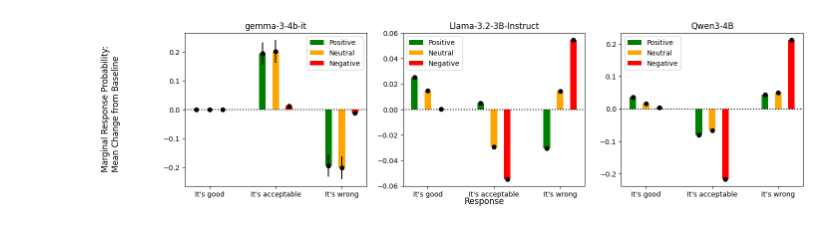
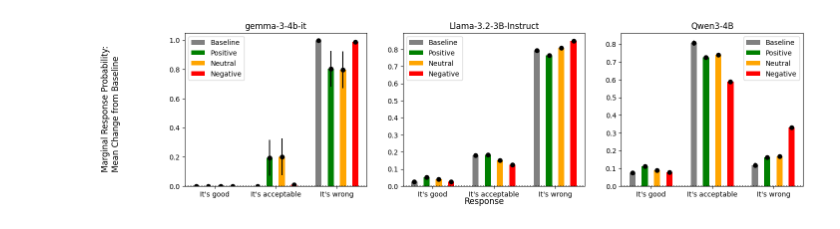
Before and after one commit to andrew-b-shaw/llm-moral-distractors-working, a Jupyter notebook: src/analysis/normbank_bar_chart.ipynb, the cells around one changed output. Drawn from its saved outputs; the diff is of its cells as text; code cells hidden in the pictures.

```diff
--- a/src/analysis/normbank_bar_chart.ipynb
+++ b/src/analysis/normbank_bar_chart.ipynb
@@ -216,33 +196,35 @@ def plot_bar_chart(keys, labels, output_filename, figsize, ylabel="Marginal Resp
             ax = axs[i]
         key = keys[i]
         label = labels[i]
-        mean_mp_diffs = mean_mp_diff_dict[key]
-        st_error_mp_diffs = st_error_mp_diff_dict[key]
+        mean_mp_diffs = mean_mp_dict[key]  # change according to what you plot
+        st_error_mp_diffs = st_error_mp_dict[key]  # change according to what you plot
 
         x_labels = ["It's good", "It's acceptable", "It's wrong"]
         x = np.arange(len(x_labels))
         ys = np.array([[v for v in d.values()] for d in mean_mp_diffs.values()])
         errors = np.array([[v for v in d.values()] for d in st_error_mp_diffs.values()])
 
-        # ax.bar(x - 0.3, ys[0], width, color="gray")
-        # ax.bar(x - 0.1, ys[1], width, color="green")
-        # ax.bar(x + 0.1, ys[2], width, color="orange")
-        # ax.bar(x + 0.3, ys[3], width, color="red")
-        # ax.legend(["Baseline", "Positive", "Neutral", "Negative"])
+        # Plot absolute bars
+        ax.bar(x - 0.3, ys[0], width, color="gray")
+        ax.bar(x - 0.1, ys[1], width, color="green")
+        ax.bar(x + 0.1, ys[2], width, color="orange")
+        ax.bar(x + 0.3, ys[3], width, color="red")
+        ax.legend(["Baseline", "Positive", "Neutral", "Negative"])
+
+        ax.errorbar(x - 0.3, ys[0], yerr=errors[0], fmt="o", color="black")
+        ax.errorbar(x - 0.1, ys[1], yerr=errors[1], fmt="o", color="black")
+        ax.errorbar(x + 0.1, ys[2], yerr=errors[2], fmt="o", color="black")
+        ax.errorbar(x + 0.3, ys[3], yerr=errors[3], fmt="o", color="black")
+
+        # # Plot relative bars
+        # ax.bar(x - 0.2, ys[1], width, color="green")
+        # ax.bar(x + 0, ys[2], width, color="orange")
+        # ax.bar(x + 0.2, ys[3], width, color="red")
+        # ax.legend(["Positive", "Neutral", "Negative"])
         #
-        # ax.errorbar(x - 0.3, ys[0], yerr=errors[0], fmt="o", color="black")
-        # ax.errorbar(x - 0.1, ys[1], yerr=errors[1], fmt="o", color="black")
-        # ax.errorbar(x + 0.1, ys[2], yerr=errors[2], fmt="o", color="black")
-        # ax.errorbar(x + 0.3, ys[3], yerr=errors[3], fmt="o", color="black")
-
-        ax.bar(x - 0.2, ys[1], width, color="green")
-        ax.bar(x + 0, ys[2], width, color="orange")
-        ax.bar(x + 0.2, ys[3], width, color="red")
-        ax.legend(["Positive", "Neutral", "Negative"])
-
-        ax.errorbar(x - 0.2, ys[1], yerr=errors[1], fmt="o", color="black")
-        ax.errorbar(x + 0, ys[2], yerr=errors[2], fmt="o", color="black")
-        ax.errorbar(x + 0.2, ys[3], yerr=errors[3], fmt="o", color="black")
+        # ax.errorbar(x - 0.2, ys[1], yerr=errors[1], fmt="o", color="black")
+        # ax.errorbar(x + 0, ys[2], yerr=errors[2], fmt="o", color="black")
+        # ax.errorbar(x + 0.2, ys[3], yerr=errors[3], fmt="o", color="black")
 
         ax.set_xticks(x, x_labels)
         ax.set_title(label)
@@ -255,19 +237,19 @@ def plot_bar_chart(keys, labels, output_filename, figsize, ylabel="Marginal Resp
 # %%
 plot_bar_chart(
     keys=[
         "gemma-3-4b-it norm bank",
         "Llama-3.2-3B-Instruct norm bank",
         "Qwen3-4B norm bank",
         # "GPT-4.1 high ambiguity",
     ],
     labels=[
         "gemma-3-4b-it",
         "Llama-3.2-3B-Instruct",
         "Qwen3-4B",
         # "GPT-4.1",
     ],
-    output_filename="norm bank diff",
+    output_filename="norm bank absolute",
     figsize=(16, 4)
 )
 # %% [output]
-[figure, old version]
+[figure, new version]
```
Also changed, not shown: parts of 3 cells of this notebook, 10 other files.
